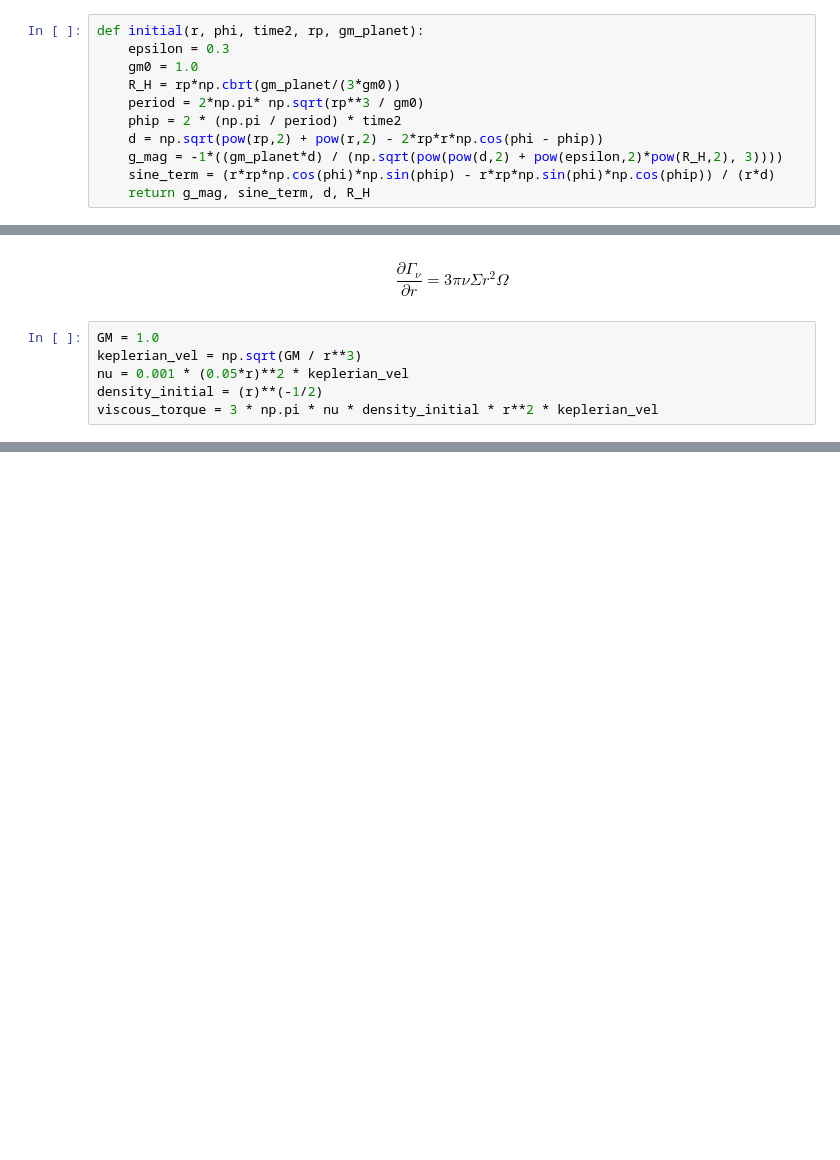
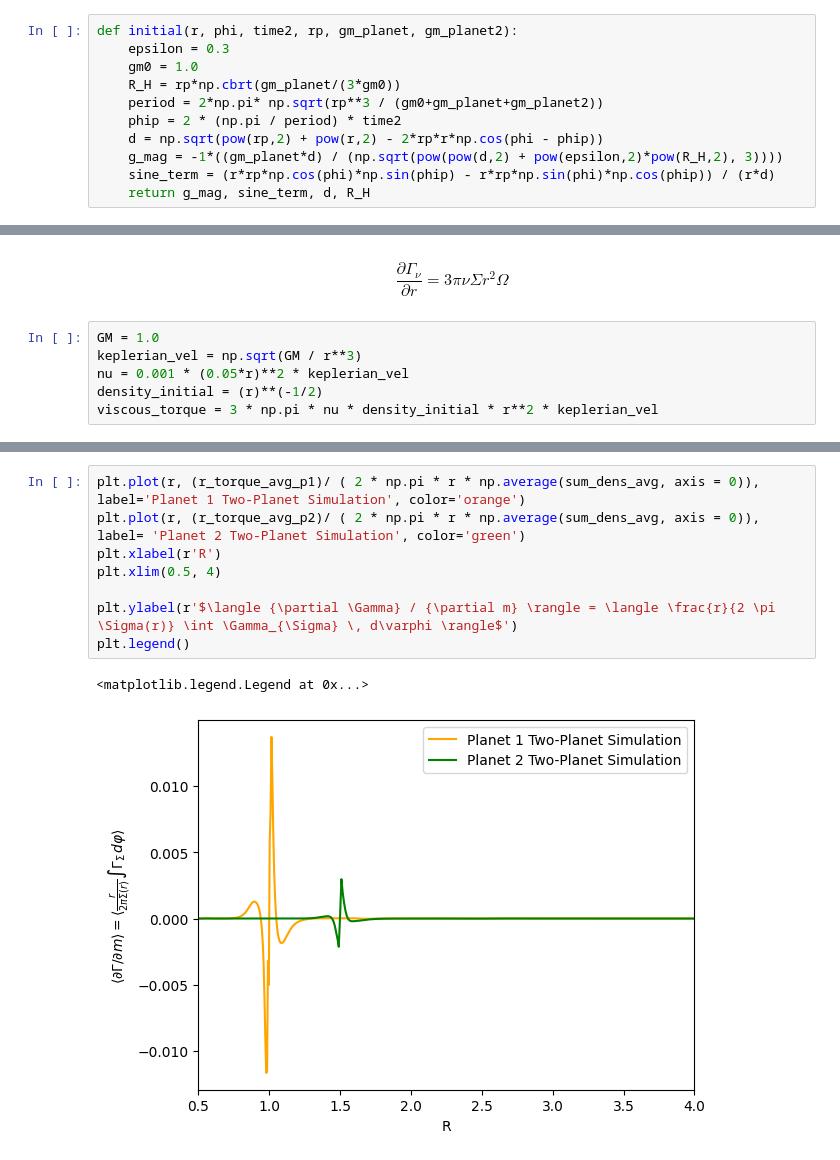
Before and after one commit to SudatKhan/athena_simulations, a Jupyter notebook: resonance_torque.ipynb, the cells around one changed output, grey strips where cells are left out. Drawn from its saved outputs; the diff is of its cells as text; blank space fills up the shorter version.

```diff
--- a/resonance_torque.ipynb
+++ b/resonance_torque.ipynb
@@ -146,9 +191,9 @@ $$\Gamma = \int \frac{\partial \Gamma}{\partial r} \, dr$$
 # %%
-def initial(r, phi, time2, rp, gm_planet):
+def initial(r, phi, time2, rp, gm_planet, gm_planet2):
     epsilon = 0.3
     gm0 = 1.0
     R_H = rp*np.cbrt(gm_planet/(3*gm0))
-    period = 2*np.pi* np.sqrt(rp**3 / gm0)
+    period = 2*np.pi* np.sqrt(rp**3 / (gm0+gm_planet+gm_planet2))
     phip = 2 * (np.pi / period) * time2
     d = np.sqrt(pow(rp,2) + pow(r,2) - 2*rp*r*np.cos(phi - phip))
     g_mag = -1*((gm_planet*d) / (np.sqrt(pow(pow(d,2) + pow(epsilon,2)*pow(R_H,2), 3))))
@@ -324,0 +370,11 @@ plt.tight_layout()
+# %%
+plt.plot(r, (r_torque_avg_p1)/ ( 2 * np.pi * r * np.average(sum_dens_avg, axis = 0)), label='Planet 1 Two-Planet Simulation', color='orange')
+plt.plot(r, (r_torque_avg_p2)/ ( 2 * np.pi * r * np.average(sum_dens_avg, axis = 0)), label= 'Planet 2 Two-Planet Simulation', color='green')
+plt.xlabel(r'R')
+plt.xlim(0.5, 4)
+
+plt.ylabel(r'$\langle {\partial \Gamma} / {\partial m} \rangle = \langle \frac{r}{2 \pi \Sigma(r)} \int \Gamma_{\Sigma} \, d\varphi \rangle$')
+plt.legend()
+# %% [output]
+<matplotlib.legend.Legend at 0x...>
+[figure, added]
```
Also changed, not shown: parts of 26 cells of this notebook.
